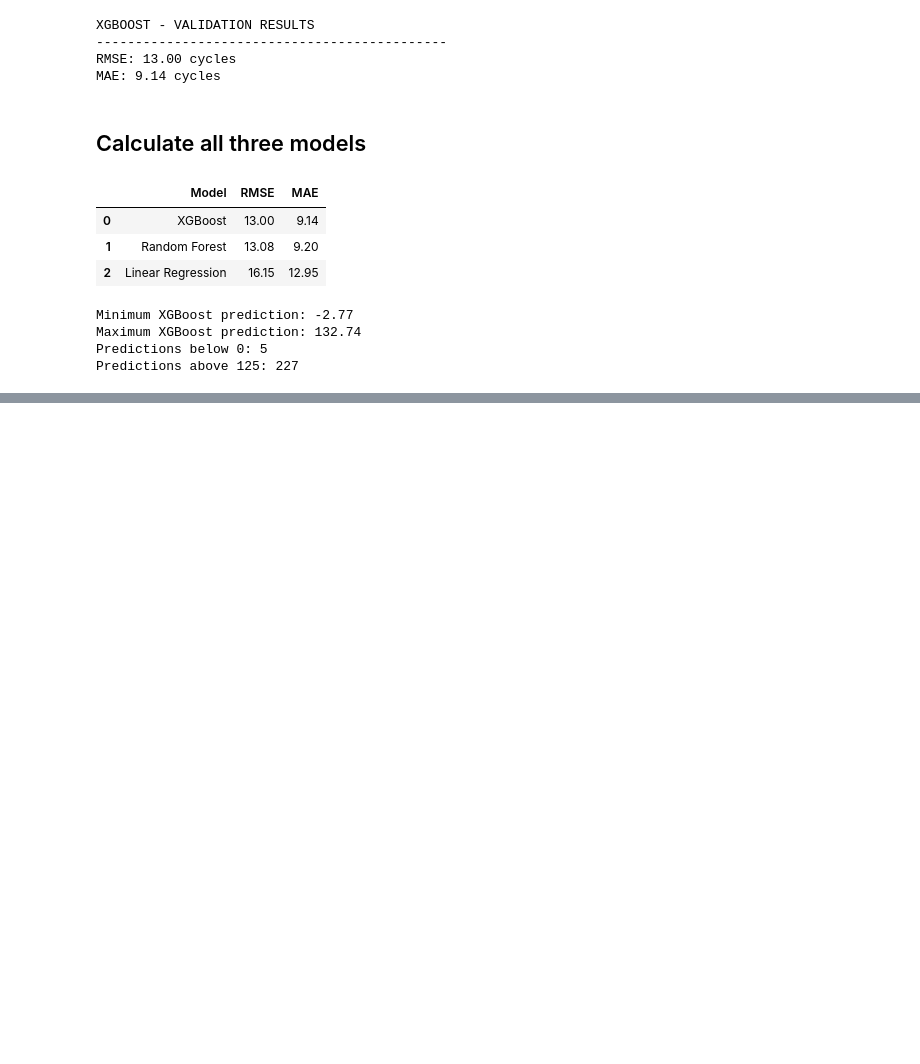
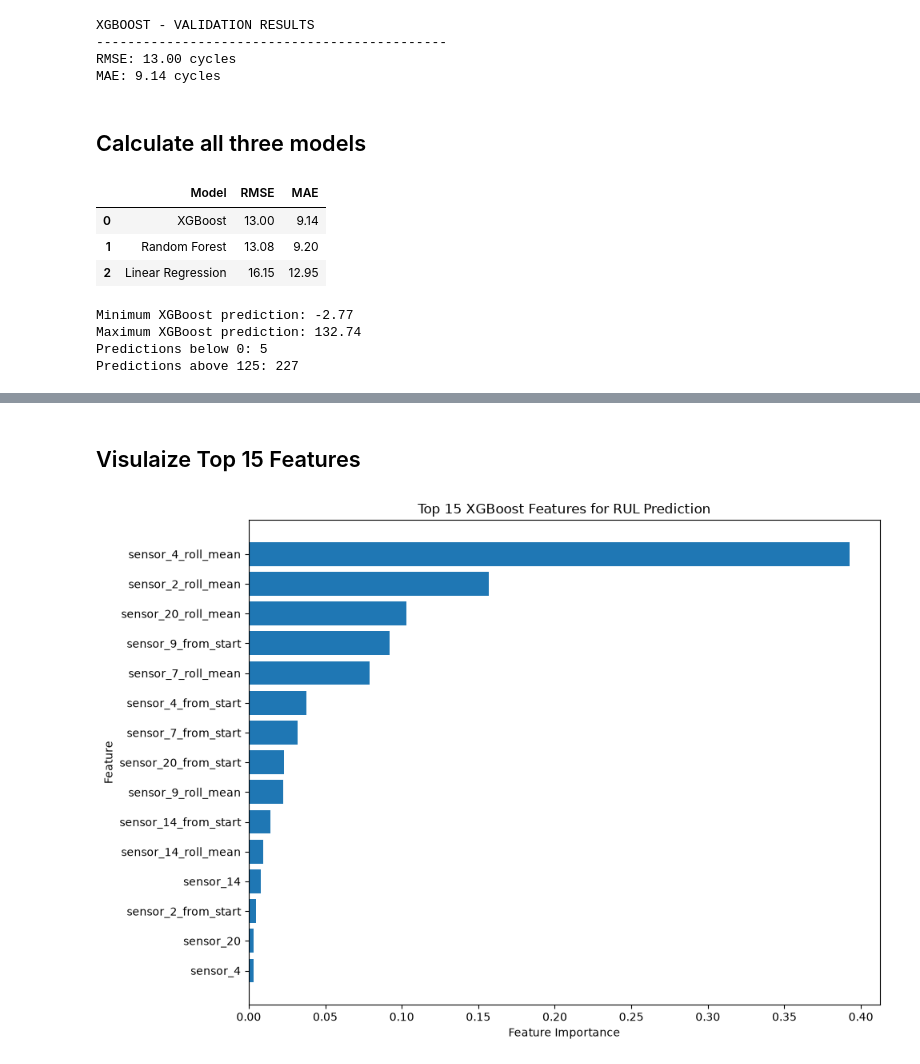
Before and after one commit to Bhav-creator452/predictive-maintenance-analyzer, a Jupyter notebook: notebooks/01_data_understanding.ipynb, the cells around one changed output, grey strips where cells are left out. Drawn from its saved outputs; the diff is of its cells as text; code cells hidden in the pictures; blank space fills up the shorter version.

Commit message:
feat: analyze XGBoost feature importance

```diff
--- a/notebooks/01_data_understanding.ipynb
+++ b/notebooks/01_data_understanding.ipynb
@@ -1325,0 +1328,12 @@ Predictions above 125: 227
+# %%
+importance_df = pd.DataFrame({
+    "feature": X_train.columns,
+    "importance": xgb_model.feature_importances_
+})
+
+importance_df = importance_df.sort_values(
+    "importance",
+    ascending=False
+).reset_index(drop=True)
+
+importance_df.head(15)
@@ -1325,0 +1357,22 @@ Predictions above 125: 227
+# %% [markdown]
+## Visulaize Top 15 Features
+# %%
+top_features = importance_df.head(15).sort_values(
+    "importance",
+    ascending=True
+)
+
+plt.figure(figsize=(10,7))
+
+plt.barh(
+    top_features["feature"],
+    top_features["importance"]
+)
+
+plt.xlabel("Feature Importance")
+plt.ylabel("Feature")
+plt.title("Top 15 XGBoost Features for RUL Prediction")
+plt.tight_layout()
+plt.show()
+# %% [output]
+[figure, added]
```
Also changed, not shown: parts of 18 cells of this notebook, 1 other file.
